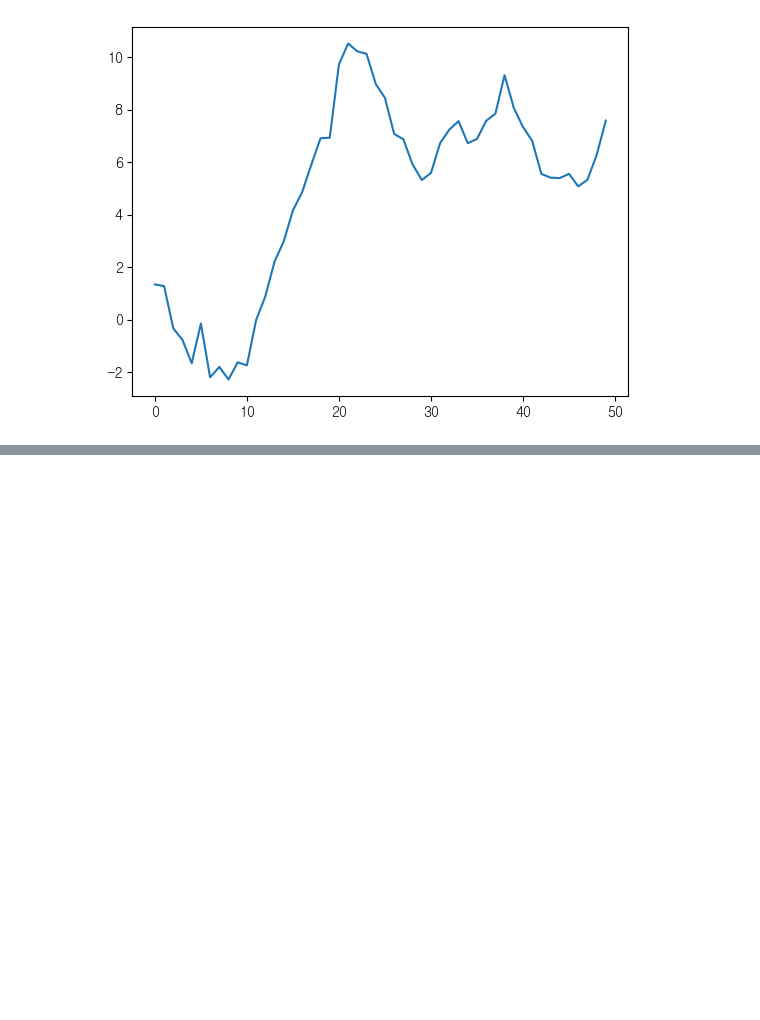
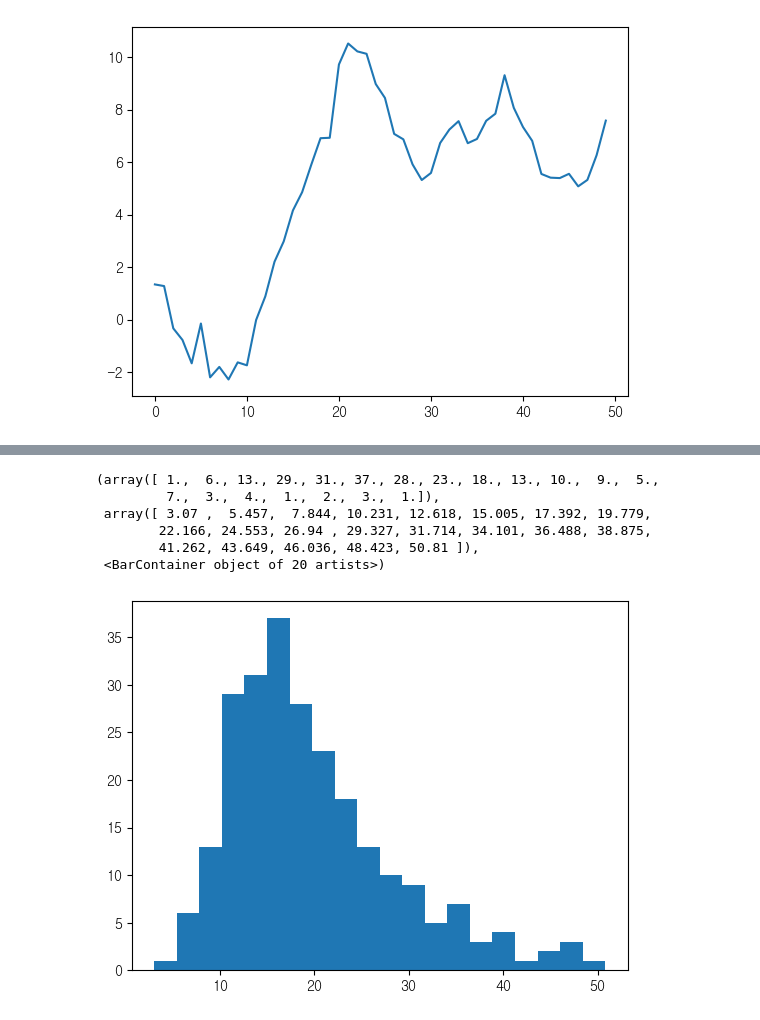
Before and after one commit to minsangggg/hipython_rep, a Jupyter notebook: Study/20.데이터 시각화.ipynb, the cells around one changed output, grey strips where cells are left out. Drawn from its saved outputs; the diff is of its cells as text; code cells hidden in the pictures; blank space fills up the shorter version.

```diff
--- a/Study/20.데이터 시각화.ipynb
+++ b/Study/20.데이터 시각화.ipynb
@@ -201,0 +226,4 @@ plt.hist( np.random.randn(100), bins=20, color='k')
+# %%
+import seaborn as sns
+tips_df=sns.load_dataset('tips')
+tips_df.head()             #범주형+수치형 데이터
@@ -201,0 +237,12 @@ plt.hist( np.random.randn(100), bins=20, color='k')
+# %%
+#1변량 그래프: 히스토그램
+
+plt.hist(data=tips_df,x='total_bill', bins=20)               #plt.hist(data=데이타명, x='원하는 컬럼', bins=숫자 )
+# %% [output]
+(array([ 1.,  6., 13., 29., 31., 37., 28., 23., 18., 13., 10.,  9.,  5.,
+         7.,  3.,  4.,  1.,  2.,  3.,  1.]),
+ array([ 3.07 ,  5.457,  7.844, 10.231, 12.618, 15.005, 17.392, 19.779,
+        22.166, 24.553, 26.94 , 29.327, 31.714, 34.101, 36.488, 38.875,
+        41.262, 43.649, 46.036, 48.423, 50.81 ]),
+ <BarContainer object of 20 artists>)
+[figure, added]
```
Also changed, not shown: parts of 25 cells of this notebook, 3 other files.
